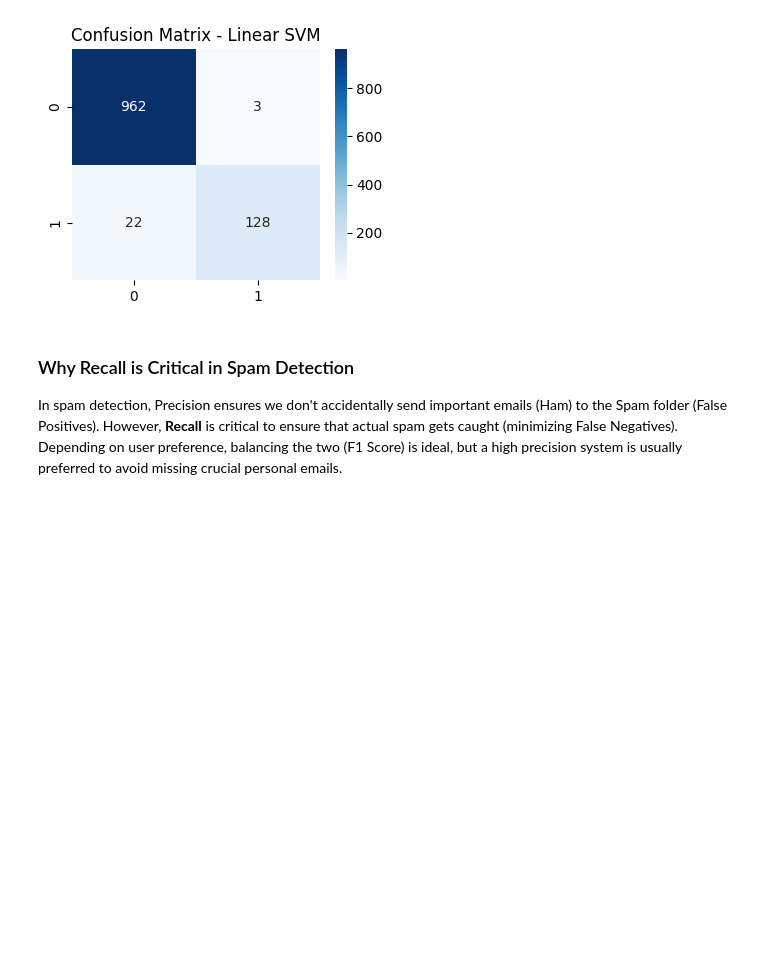
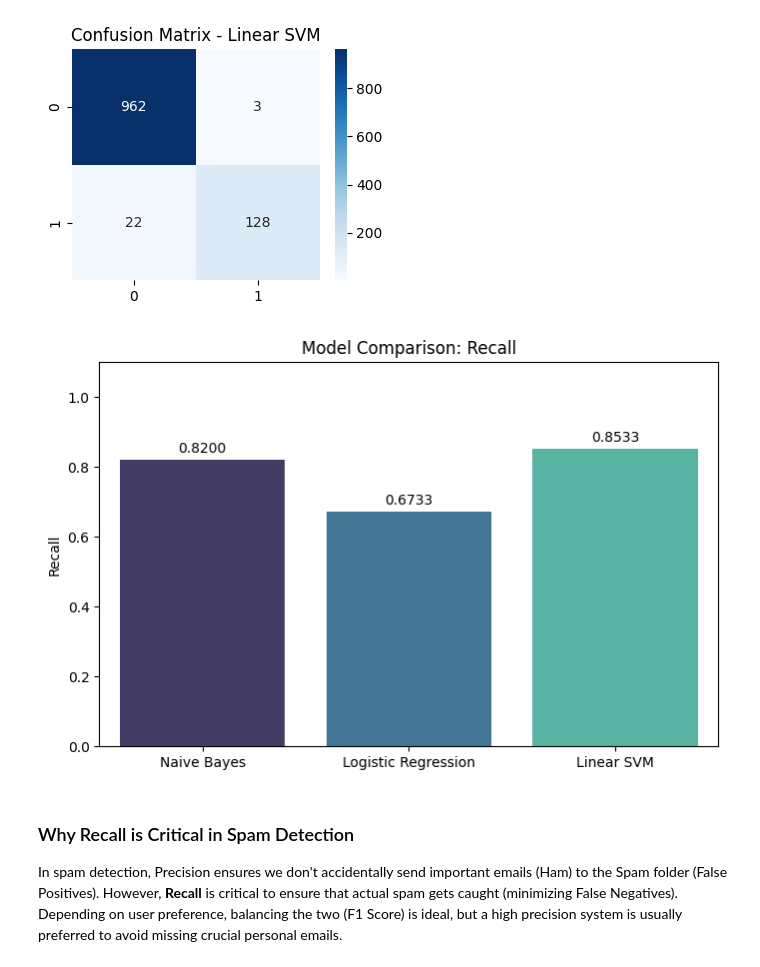
Before and after one commit to jaskaransing2007-byte/OIBSIP, a Jupyter notebook: jaskaran_Task4/notebook/Spam_Detection.ipynb, the cells around one changed output. Cells and saved outputs as stored; diff of their text form; code cells hidden in the pictures; blank space fills up the shorter version.

```diff
--- a/jaskaran_Task4/notebook/Spam_Detection.ipynb
+++ b/jaskaran_Task4/notebook/Spam_Detection.ipynb
@@ -153,7 +166,7 @@ if os.path.exists(dataset_path):
 ## TF-IDF (Term Frequency-Inverse Document Frequency)
 TF-IDF transforms text into numerical vectors. It evaluates how relevant a word is to a document in a collection. It increases proportionally to the number of times a word appears in the document but is offset by the number of documents that contain the word, helping to adjust for the fact that some words appear more frequently in general.
 # %%
-if os.path.exists(dataset_path):
+if base_dir is not None:
     tfidf = TfidfVectorizer(max_features=3000)
     X = tfidf.fit_transform(df['clean_message']).toarray()
     y = df['label'].map({'ham': 0, 'spam': 1})
@@ -162,7 +175,7 @@ if os.path.exists(dataset_path):
 ## Model Training
 Training Multinomial Naive Bayes (standard for text), Logistic Regression, and Linear SVM.
 # %%
-if os.path.exists(dataset_path):
+if base_dir is not None:
     models = {
         'Naive Bayes': MultinomialNB(),
         'Logistic Regression': LogisticRegression(),
@@ -172,7 +185,7 @@ if os.path.exists(dataset_path):
 # %% [markdown]
 ## Model Evaluation
 # %%
-if os.path.exists(dataset_path):
+if base_dir is not None:
     for name, model in models.items():
         model.fit(X_train, y_train)
         y_pred = model.predict(X_test)
@@ -180,7 +193,7 @@ if os.path.exists(dataset_path):
         prec = precision_score(y_test, y_pred)
         rec = recall_score(y_test, y_pred)
         f1 = f1_score(y_test, y_pred)
-        results[name] = f1
+        results[name] = rec
 
         print(f'--- {name} ---')
         print(f'Accuracy: {acc:.4f} | Precision: {prec:.4f} | Recall: {rec:.4f} | F1 Score: {f1:.4f}')
@@ -189,7 +202,7 @@ if os.path.exists(dataset_path):
         plt.figure(figsize=(4, 3))
         sns.heatmap(cm, annot=True, cmap='Blues', fmt='g')
         plt.title(f'Confusion Matrix - {name}')
-        plt.savefig(f'../images/cm_{name.replace(" ", "_")}.png')
+        plt.savefig(os.path.join(base_dir, 'images', f'cm_{name.replace(" ", "_")}.png'))
         plt.show()
 # %% [output]
 --- Naive Bayes ---
@@ -201,17 +214,19 @@ Accuracy: 0.9525 | Precision: 0.9619 | Recall: 0.6733 | F1 Score: 0.7922
 --- Linear SVM ---
 Accuracy: 0.9776 | Precision: 0.9771 | Recall: 0.8533 | F1 Score: 0.9110
 [figure]
-# %%
-if os.path.exists(dataset_path):
-    plt.figure(figsize=(8, 5))
-    sns.barplot(x=list(results.keys()), y=list(results.values()), palette='mako')
-    plt.title('Model Comparison: F1 Score')
-    plt.ylabel('F1 Score')
-    plt.ylim(0, 1.1)
-    for i, v in enumerate(results.values()):
-        plt.text(i, v + 0.02, f'{v:.4f}', ha='center')
-    plt.savefig('../images/model_f1_comparison.png')
-    plt.show()
+# %%
+if base_dir is not None:
+    plt.figure(figsize=(8, 5))
+    sns.barplot(x=list(results.keys()), y=list(results.values()), palette='mako')
+    plt.title('Model Comparison: Recall')
+    plt.ylabel('Recall')
+    plt.ylim(0, 1.1)
+    for i, v in enumerate(results.values()):
+        plt.text(i, v + 0.02, f'{v:.4f}', ha='center')
+    plt.savefig(os.path.join(base_dir, 'images', 'model_recall_comparison.png'))
+    plt.show()
+# %% [output]
+[figure, added]
 # %% [markdown]
 ### Why Recall is Critical in Spam Detection
 In spam detection, Precision ensures we don't accidentally send important emails (Ham) to the Spam folder (False Positives). However, **Recall** is critical to ensure that actual spam gets caught (minimizing False Negatives). Depending on user preference, balancing the two (F1 Score) is ideal, but a high precision system is usually preferred to avoid missing crucial personal emails.
```
Also changed, not shown: parts of 5 cells of this notebook, 17 other files.
